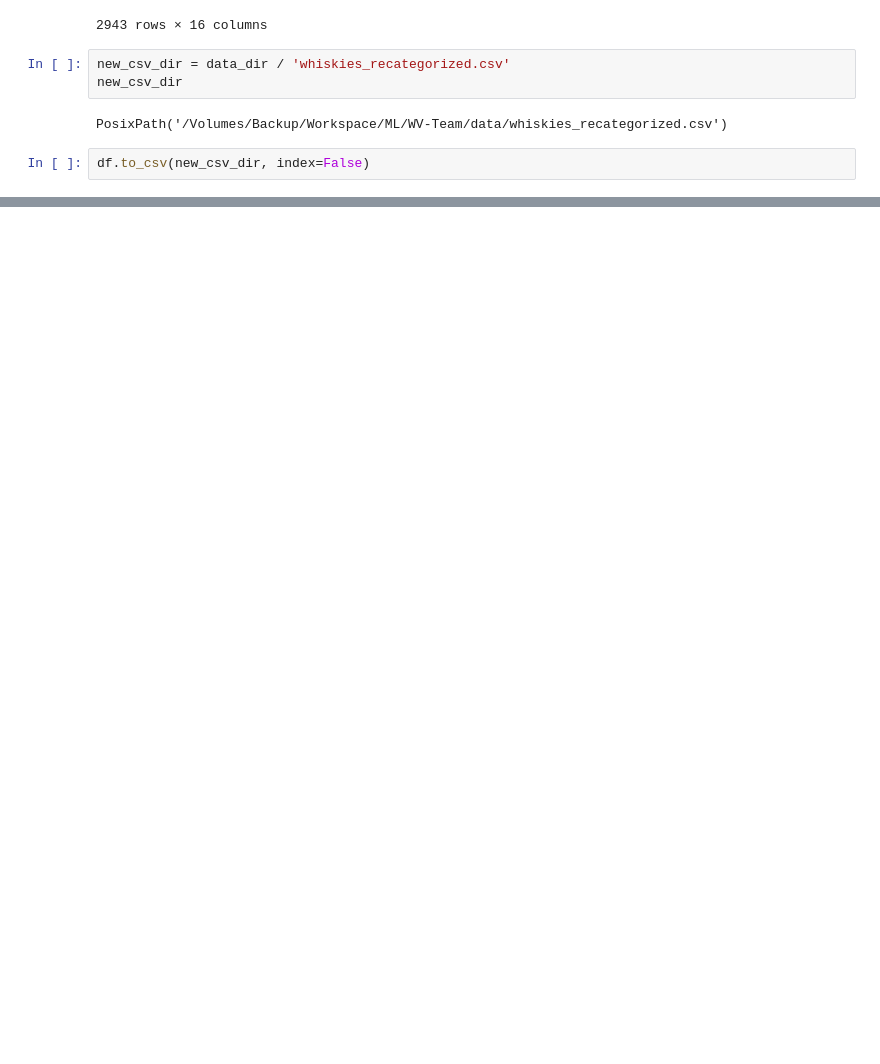
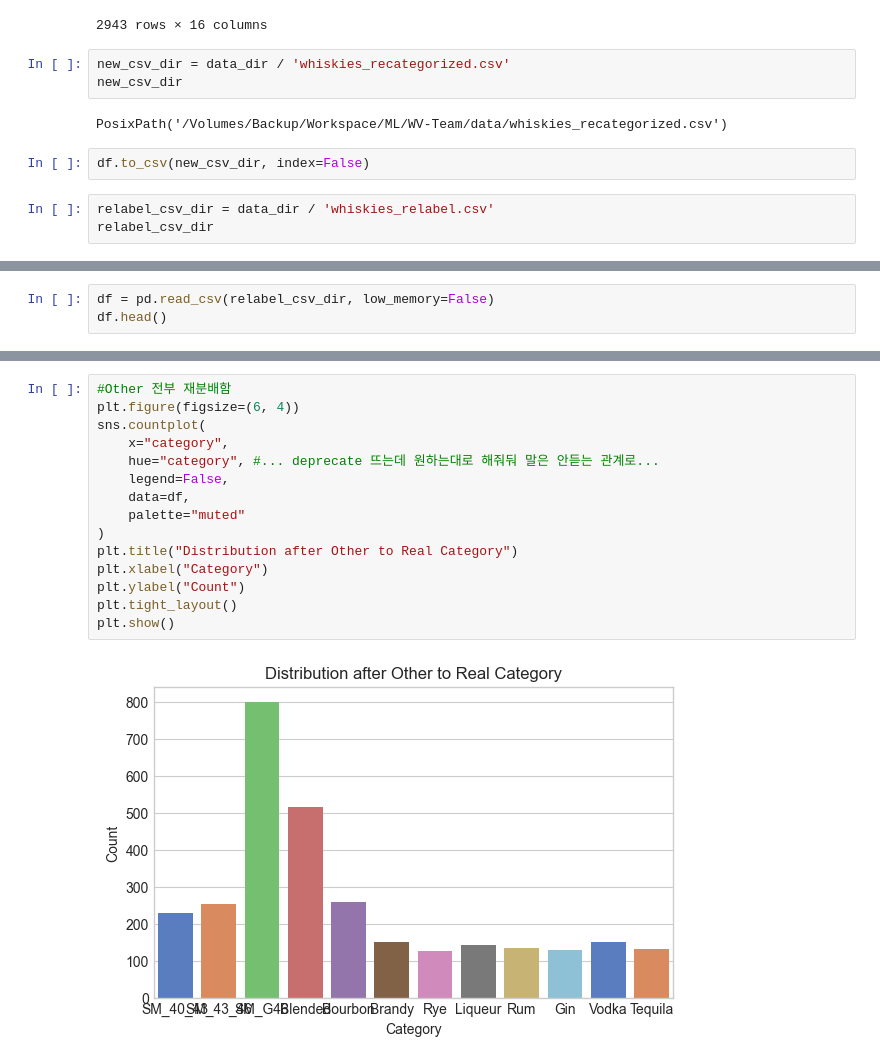
Before and after one commit to 2025-02-FML-team/WV-Team, a Jupyter notebook: notebooks/02_data_analysis.ipynb, the cells around one changed output, grey strips where cells are left out. Drawn from its saved outputs; the diff is of its cells as text; blank space fills up the shorter version.

Commit message:
data: rebalanced and bit more data added, needs testing

```diff
--- a/notebooks/02_data_analysis.ipynb
+++ b/notebooks/02_data_analysis.ipynb
@@ -247,3 +248,6 @@ new_csv_dir
 PosixPath('/Volumes/Backup/Workspace/ML/WV-Team/data/whiskies_recategorized.csv')
 # %%
 df.to_csv(new_csv_dir, index=False)
+# %%
+relabel_csv_dir = data_dir / 'whiskies_relabel.csv'
+relabel_csv_dir
@@ -249,0 +256,3 @@ df.to_csv(new_csv_dir, index=False)
+# %%
+df = pd.read_csv(relabel_csv_dir, low_memory=False)
+df.head()
@@ -249,0 +266,17 @@ df.to_csv(new_csv_dir, index=False)
+# %%
+#Other 전부 재분배함
+plt.figure(figsize=(6, 4))
+sns.countplot(
+    x="category",
+    hue="category", #... deprecate 뜨는데 원하는대로 해줘둬 말은 안듣는 관계로...
+    legend=False,
+    data=df,
+    palette="muted"
+)
+plt.title("Distribution after Other to Real Category")
+plt.xlabel("Category")
+plt.ylabel("Count")
+plt.tight_layout()
+plt.show()
+# %% [output]
+[figure, added]
```
Also changed, not shown: parts of 5 cells of this notebook, 9 other files.
